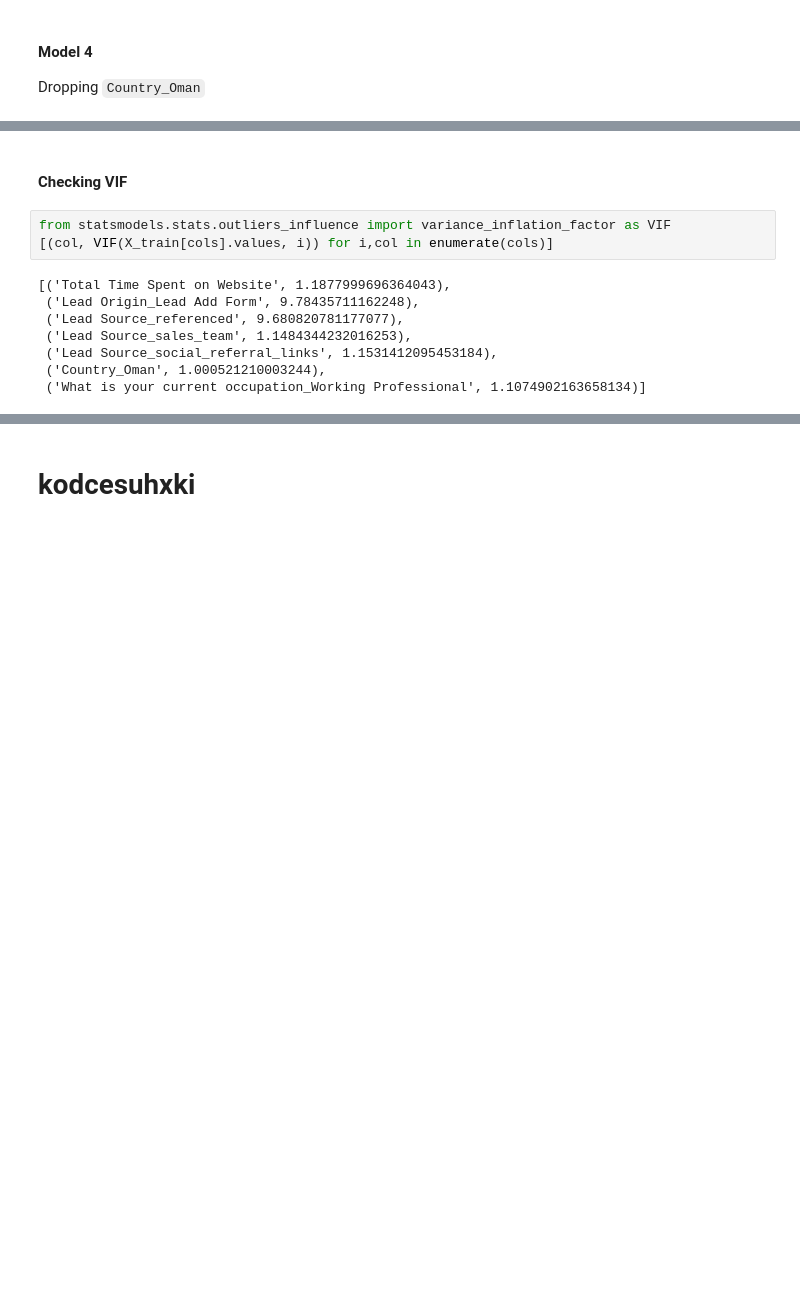
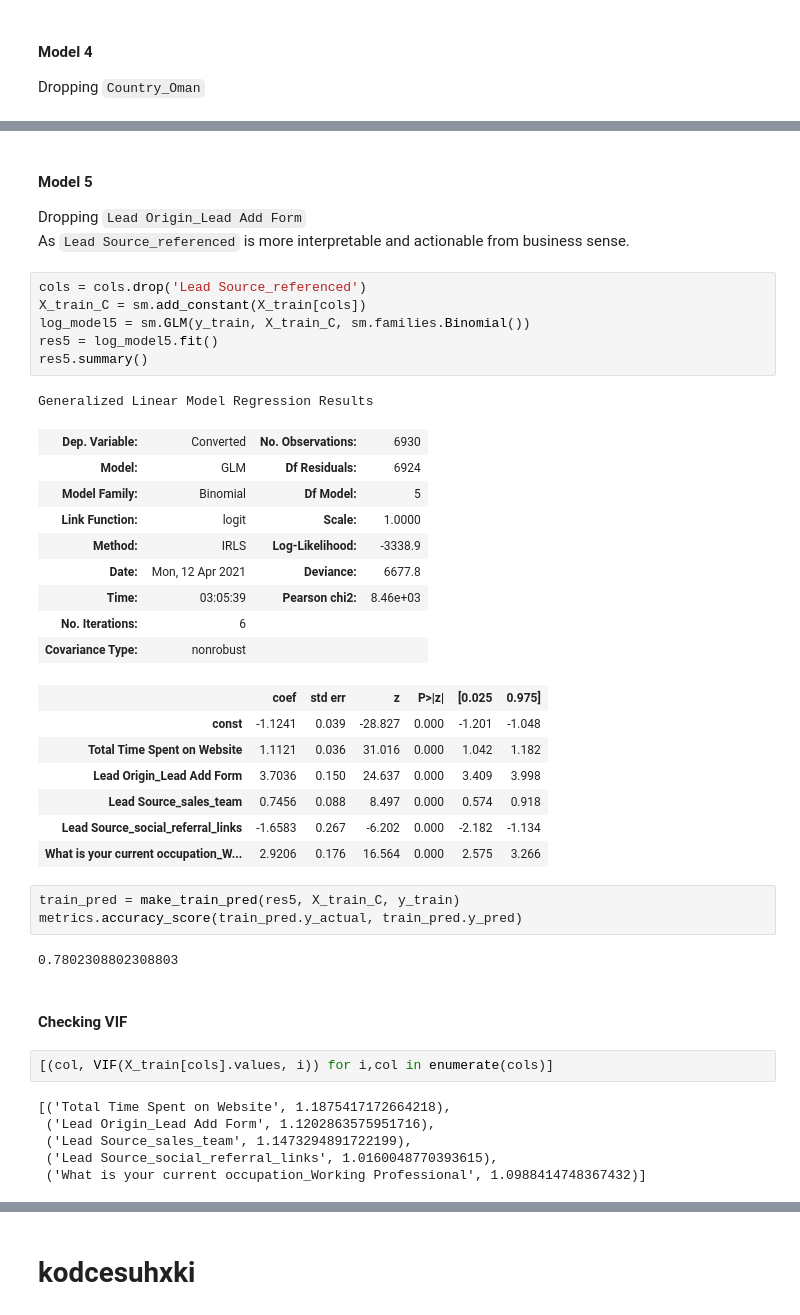
Before and after one commit to prabhanshu11/Clustering-Case-Study, a Jupyter notebook: main.ipynb, the cells around one changed output, grey strips where cells are left out. Saved outputs shown, nothing was run; the diff lists cells and outputs as text; blank space fills up the shorter version.

```diff
--- a/main.ipynb
+++ b/main.ipynb
@@ -598,13 +610,43 @@ metrics.accuracy_score(train_pred.y_actual, train_pred.y_pred)
+# %% [markdown]
+#### Model 5
+Dropping `Lead Origin_Lead Add Form`
+As `Lead Source_referenced` is more interpretable and actionable from business sense.
+# %%
+cols = cols.drop('Lead Source_referenced')
+X_train_C = sm.add_constant(X_train[cols])
+log_model5 = sm.GLM(y_train, X_train_C, sm.families.Binomial())
+res5 = log_model5.fit()
+res5.summary()
+# %% [output]
+Generalized Linear Model Regression Results
+| Dep. Variable: | Converted | No. Observations: | 6930 |
+| Model: | GLM | Df Residuals: | 6924 |
+| Model Family: | Binomial | Df Model: | 5 |
+| Link Function: | logit | Scale: | 1.0000 |
+| Method: | IRLS | Log-Likelihood: | -3338.9 |
+| Date: | Mon, 12 Apr 2021 | Deviance: | 6677.8 |
+| Time: | 03:05:39 | Pearson chi2: | 8.46e+03 |
+| No. Iterations: | 6 |  |  |
+| Covariance Type: | nonrobust |  |  |
+|  | coef | std err | z | P>|z| | [0.025 | 0.975] |
+| const | -1.1241 | 0.039 | -28.827 | 0.000 | -1.201 | -1.048 |
+| Total Time Spent on Website | 1.1121 | 0.036 | 31.016 | 0.000 | 1.042 | 1.182 |
+| Lead Origin_Lead Add Form | 3.7036 | 0.150 | 24.637 | 0.000 | 3.409 | 3.998 |
+| Lead Source_sales_team | 0.7456 | 0.088 | 8.497 | 0.000 | 0.574 | 0.918 |
+| Lead Source_social_referral_links | -1.6583 | 0.267 | -6.202 | 0.000 | -2.182 | -1.134 |
+| What is your current occupation_W... | 2.9206 | 0.176 | 16.564 | 0.000 | 2.575 | 3.266 |
+# %%
+train_pred = make_train_pred(res5, X_train_C, y_train)
+metrics.accuracy_score(train_pred.y_actual, train_pred.y_pred)
+# %% [output]
+0.7802308802308803
 # %% [markdown]
 #### Checking VIF
 # %%
-from statsmodels.stats.outliers_influence import variance_inflation_factor as VIF
 [(col, VIF(X_train[cols].values, i)) for i,col in enumerate(cols)]
 # %% [output]
-[('Total Time Spent on Website', 1.1877999696364043),
- ('Lead Origin_Lead Add Form', 9.78435711162248),
- ('Lead Source_referenced', 9.680820781177077),
- ('Lead Source_sales_team', 1.1484344232016253),
- ('Lead Source_social_referral_links', 1.1531412095453184),
- ('Country_Oman', 1.000521210003244),
- ('What is your current occupation_Working Professional', 1.1074902163658134)]
+[('Total Time Spent on Website', 1.1875417172664218),
+ ('Lead Origin_Lead Add Form', 1.1202863575951716),
+ ('Lead Source_sales_team', 1.1473294891722199),
+ ('Lead Source_social_referral_links', 1.0160048770393615),
+ ('What is your current occupation_Working Professional', 1.0988414748367432)]
```
Also changed, not shown: parts of 7 cells of this notebook.
